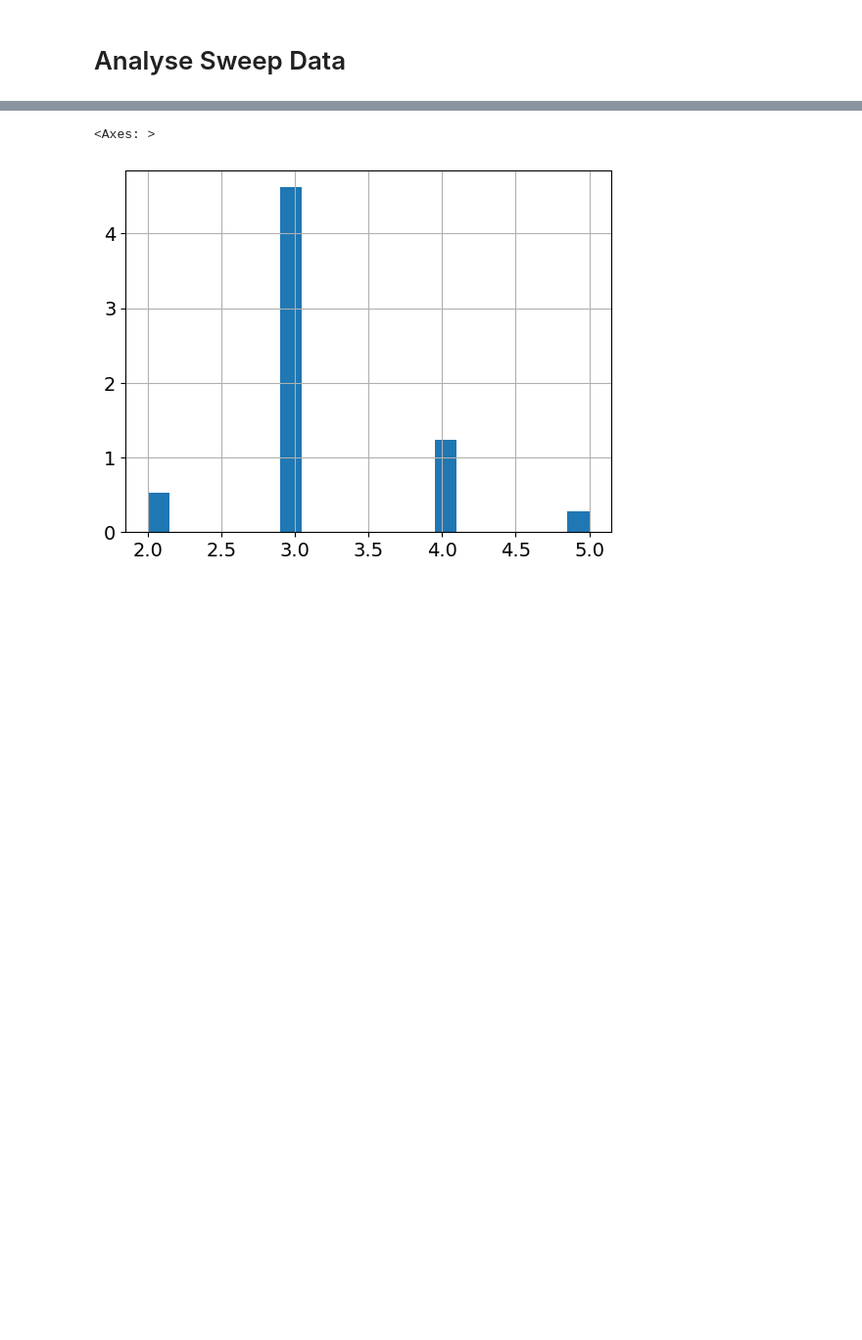
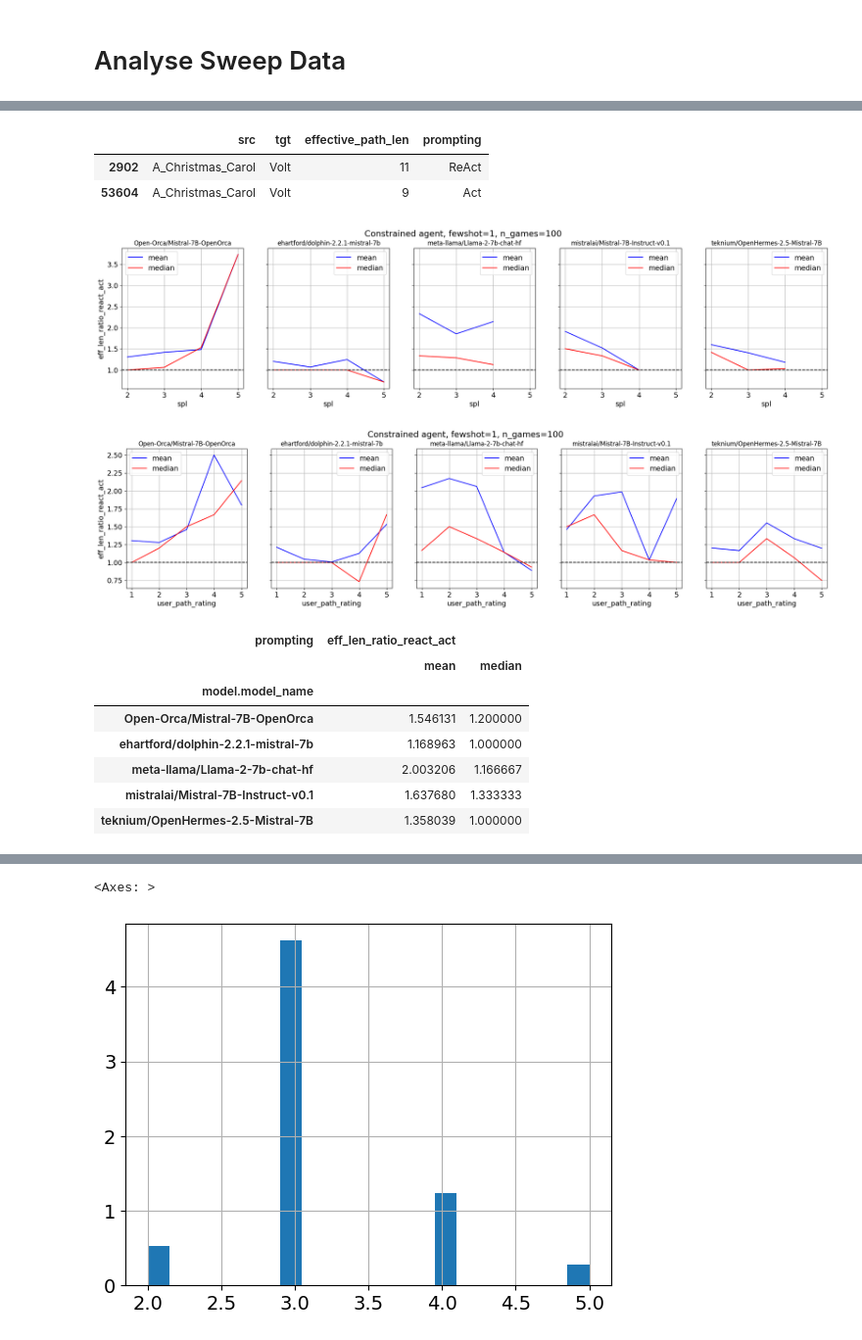
Before and after one commit to au-clan/WikiAgent, a Jupyter notebook: src/notebooks/data_analysis.ipynb, the cells around one changed output, grey strips where cells are left out. Shown at 98% size. Drawn from its saved outputs; the diff is of its cells as text; code cells hidden in the pictures; blank space fills up the shorter version.

```diff
--- a/src/notebooks/data_analysis.ipynb
+++ b/src/notebooks/data_analysis.ipynb
@@ -226,0 +546,77 @@ plt.show()
+# %%
+all_runs_df[all_runs_df['agent.fewshot']==1].query('is_finished == True and src=="A_Christmas_Carol" and tgt=="Volt"')[all_runs_df['model.model_name']=='Open-Orca/Mistral-7B-OpenOrca'][['src', 'tgt', 'effective_path_len', 'prompting']]
+# %% [output]
+|  | src | tgt | effective_path_len | prompting |
+| 2902 | A_Christmas_Carol | Volt | 11 | ReAct |
+| 53604 | A_Christmas_Carol | Volt | 9 | Act |
+# %%
+# create a new df with the columns effective_path_act and effective_path_react for each src-tgt pair
+df_act_vs_react = all_runs_df[all_runs_df['agent.fewshot']==1].query('success==1')
+
+# column 'game_finished_react_and_act' indicates if the game (aka src,tgt pair) was finished by both Act and ReAct, for each model
+df_act_vs_react['game_finished_react_and_act'] = df_act_vs_react.groupby(['src','tgt','model.model_name'])['prompting'].transform(lambda x: len(x)==2)
+
+# eliminate games that were not finished by both Act and ReAct
+df_act_vs_react = df_act_vs_react[df_act_vs_react['game_finished_react_and_act']==True]
+
+
+df_act_vs_react = df_act_vs_react.groupby(['model.model_name', 'src','tgt','prompting']).agg({'effective_path_len':'mean'}).reset_index()
+df_act_vs_react = df_act_vs_react.pivot_table(index=['model.model_name', 'src','tgt'], columns='prompting', values='effective_path_len').reset_index()
+
+# get user_path_rating from all_runs_df
+df_act_vs_react['spl'] = df_act_vs_react.apply(lambda x: all_runs_df[(all_runs_df['src']==x['src']) & (all_runs_df['tgt']==x['tgt'])]['spl'].iloc[0], axis=1)
+df_act_vs_react['user_path_rating'] = df_act_vs_react.apply(lambda x: all_runs_df[(all_runs_df['src']==x['src']) & (all_runs_df['tgt']==x['tgt'])]['user_path_rating'].iloc[0], axis=1)
+
+# what was the relative reduction in effective path length
+df_act_vs_react['eff_len_ratio_react_act'] = df_act_vs_react['ReAct'] / df_act_vs_react['Act']
+
+# describe for each model the difference between Act and ReAct, including median
+df_describe = df_act_vs_react.groupby(['model.model_name']).agg({'eff_len_ratio_react_act':['mean','median']})
+df_describe_user_path_rating = df_act_vs_react.groupby(['model.model_name','user_path_rating']).agg({'eff_len_ratio_react_act':['mean','median']})
+df_describe_spl = df_act_vs_react.groupby(['model.model_name','spl']).agg({'eff_len_ratio_react_act':['mean','median']})
+
+# make line plot of eff_len_ratio_react_act for each model, mean and median values, use spl as x-axis
+fig, axes = plt.subplots(1, len(df_act_vs_react['model.model_name'].unique()), figsize=(5*len(df_act_vs_react['model.model_name'].unique()),5), sharey=True, sharex=True)
+for i,model in enumerate(df_act_vs_react['model.model_name'].unique()):
+    df = df_describe_spl.loc[model]
+    axes[i].plot(df.index, df['eff_len_ratio_react_act']['mean'], label='mean', color='blue')
+    axes[i].plot(df.index, df['eff_len_ratio_react_act']['median'], label='median', color='red')
+    # set solid line at y=1
+    axes[i].axhline(y=1, color='black', linestyle='--')
+    # use y grid
+    axes[i].grid(True)
+    axes[i].set_title(model, fontsize=12); axes[i].set_xlabel('spl')
+    if i == 0:
+        axes[i].set_ylabel('eff_len_ratio_react_act')
+    axes[i].legend()
+plt.suptitle('Constrained agent, fewshot=1, n_games=100')
+plt.show()
+
+# make line plot of eff_len_ratio_react_act for each model, mean and median values, use user_path_rating as x-axis
+fig, axes = plt.subplots(1, len(df_act_vs_react['model.model_name'].unique()), figsize=(5*len(df_act_vs_react['model.model_name'].unique()),5), sharey=True, sharex=True)
+for i,model in enumerate(df_act_vs_react['model.model_name'].unique()):
+    df = df_describe_user_path_rating.loc[model]
+    axes[i].plot(df.index, df['eff_len_ratio_react_act']['mean'], label='mean', color='blue')
+    axes[i].plot(df.index, df['eff_len_ratio_react_act']['median'], label='median', color='red')
+    axes[i].axhline(y=1, color='black', linestyle='--')
+    # use y grid
+    axes[i].grid(True)
+    axes[i].set_title(model, fontsize=12); axes[i].set_xlabel('user_path_rating')
+    if i == 0:
+        axes[i].set_ylabel('eff_len_ratio_react_act')
+    axes[i].legend()
+plt.suptitle('Constrained agent, fewshot=1, n_games=100')
+plt.show()
+
+df_describe
+# %% [output]
+[figure, added]
+[figure, added]
+| prompting | eff_len_ratio_react_act |  |
+|  | mean | median |
+| model.model_name |  |  |
+| Open-Orca/Mistral-7B-OpenOrca | 1.546131 | 1.200000 |
+| ehartford/dolphin-2.2.1-mistral-7b | 1.168963 | 1.000000 |
+| meta-llama/Llama-2-7b-chat-hf | 2.003206 | 1.166667 |
+| mistralai/Mistral-7B-Instruct-v0.1 | 1.637680 | 1.333333 |
+| teknium/OpenHermes-2.5-Mistral-7B | 1.358039 | 1.000000 |
```
Also changed, not shown: parts of 14 cells of this notebook, 2 other files.
